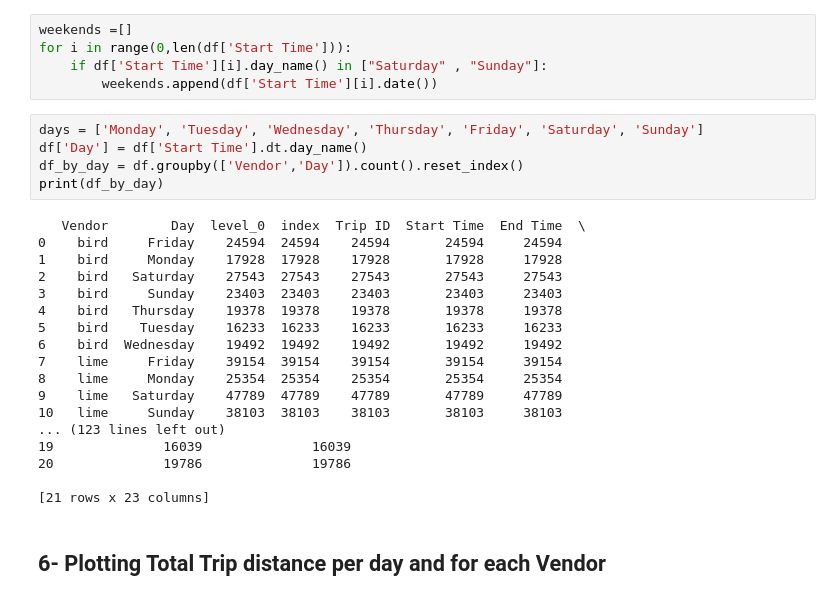
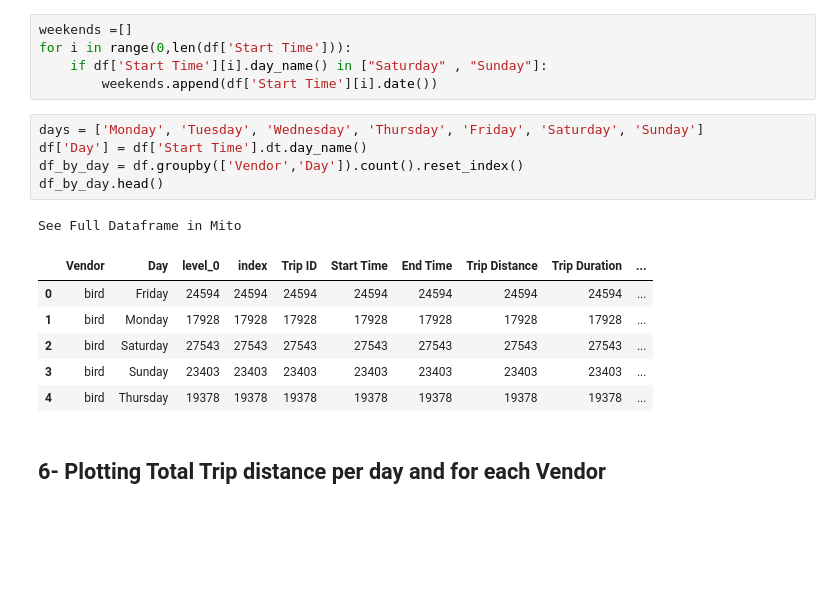
Before and after one commit to omar-alkc/E-scooter-2020, a Jupyter notebook: E-scooter notebook.ipynb, the cells around one changed output. Saved outputs shown, nothing was run; the diff lists cells and outputs as text; blank space fills up the shorter version.

```diff
--- a/E-scooter notebook.ipynb
+++ b/E-scooter notebook.ipynb
@@ -230,26 +230,16 @@ for i in range(0,len(df['Start Time'])):
 # %%
 days = ['Monday', 'Tuesday', 'Wednesday', 'Thursday', 'Friday', 'Saturday', 'Sunday']
 df['Day'] = df['Start Time'].dt.day_name()
 df_by_day = df.groupby(['Vendor','Day']).count().reset_index()
-print(df_by_day)
+df_by_day.head()
 # %% [output]
-   Vendor        Day  level_0  index  Trip ID  Start Time  End Time  \
-0    bird     Friday    24594  24594    24594       24594     24594
-1    bird     Monday    17928  17928    17928       17928     17928
-2    bird   Saturday    27543  27543    27543       27543     27543
-3    bird     Sunday    23403  23403    23403       23403     23403
-4    bird   Thursday    19378  19378    19378       19378     19378
-5    bird    Tuesday    16233  16233    16233       16233     16233
-6    bird  Wednesday    19492  19492    19492       19492     19492
-7    lime     Friday    39154  39154    39154       39154     39154
-8    lime     Monday    25354  25354    25354       25354     25354
-9    lime   Saturday    47789  47789    47789       47789     47789
-10   lime     Sunday    38103  38103    38103       38103     38103
-... (123 lines left out)
-19              16039              16039
-20              19786              19786
-
-[21 rows x 23 columns]
+See Full Dataframe in Mito
+|  | Vendor | Day | level_0 | index | Trip ID | Start Time | End Time | Trip Distance | Trip Duration | ... |
+| 0 | bird | Friday | 24594 | 24594 | 24594 | 24594 | 24594 | 24594 | 24594 | ... |
+| 1 | bird | Monday | 17928 | 17928 | 17928 | 17928 | 17928 | 17928 | 17928 | ... |
+| 2 | bird | Saturday | 27543 | 27543 | 27543 | 27543 | 27543 | 27543 | 27543 | ... |
+| 3 | bird | Sunday | 23403 | 23403 | 23403 | 23403 | 23403 | 23403 | 23403 | ... |
+| 4 | bird | Thursday | 19378 | 19378 | 19378 | 19378 | 19378 | 19378 | 19378 | ... |
 # %% [markdown]
 ## 6- Plotting Total Trip distance per day and for each Vendor
 # %%
```
